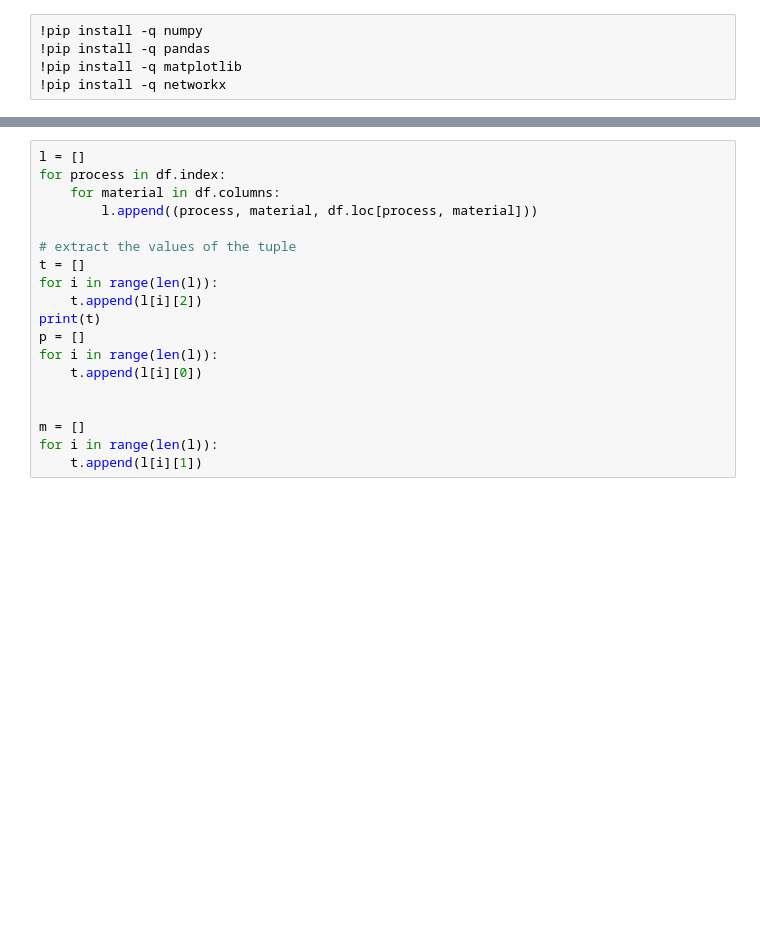
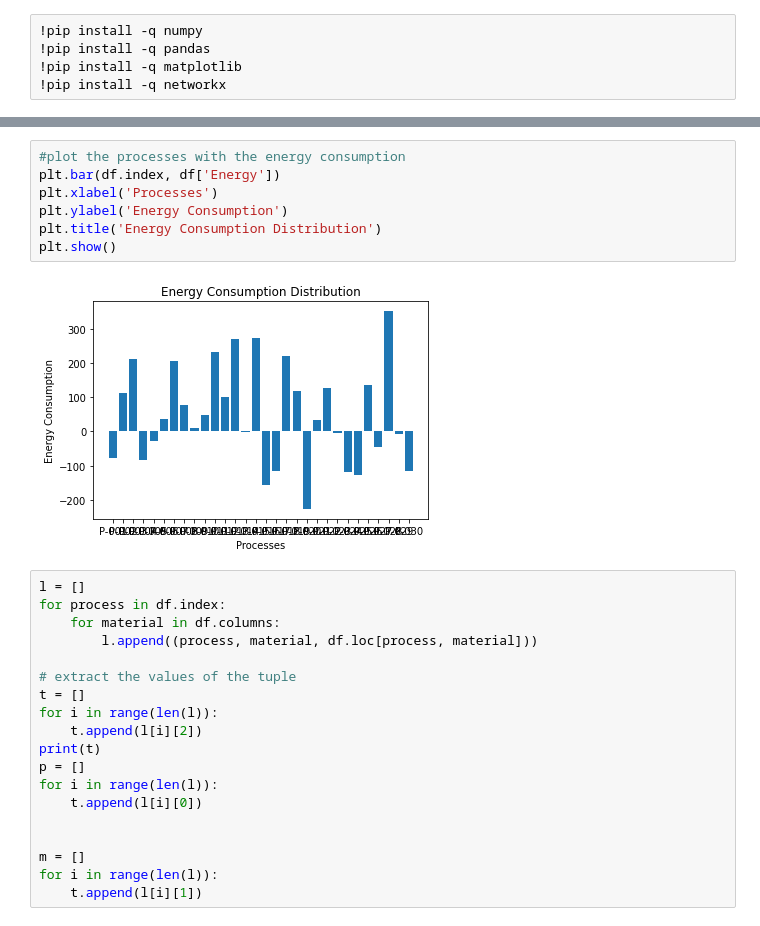
Before and after one commit to walzter/CircularEconomy, a Jupyter notebook: src/experiment.ipynb, the cells around one changed output, grey strips where cells are left out. Cells and saved outputs as stored; diff of their text form; blank space fills up the shorter version.

```diff
--- a/src/experiment.ipynb
+++ b/src/experiment.ipynb
@@ -49,3 +63,12 @@ P-003        0.0   212.0
+# %%
+#plot the processes with the energy consumption
+plt.bar(df.index, df['Energy'])
+plt.xlabel('Processes')
+plt.ylabel('Energy Consumption')
+plt.title('Energy Consumption Distribution')
+plt.show()
+# %% [output]
+[figure, added]
 # %%
 l = []
 for process in df.index:
```
Also changed, not shown: parts of 4 cells of this notebook, 2 other files.
